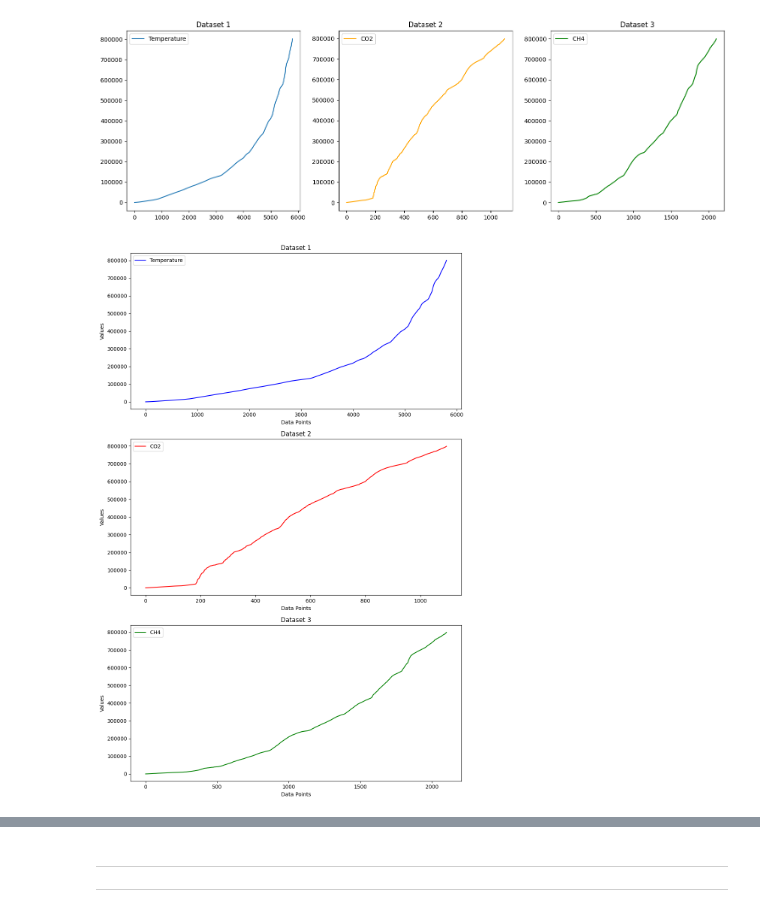
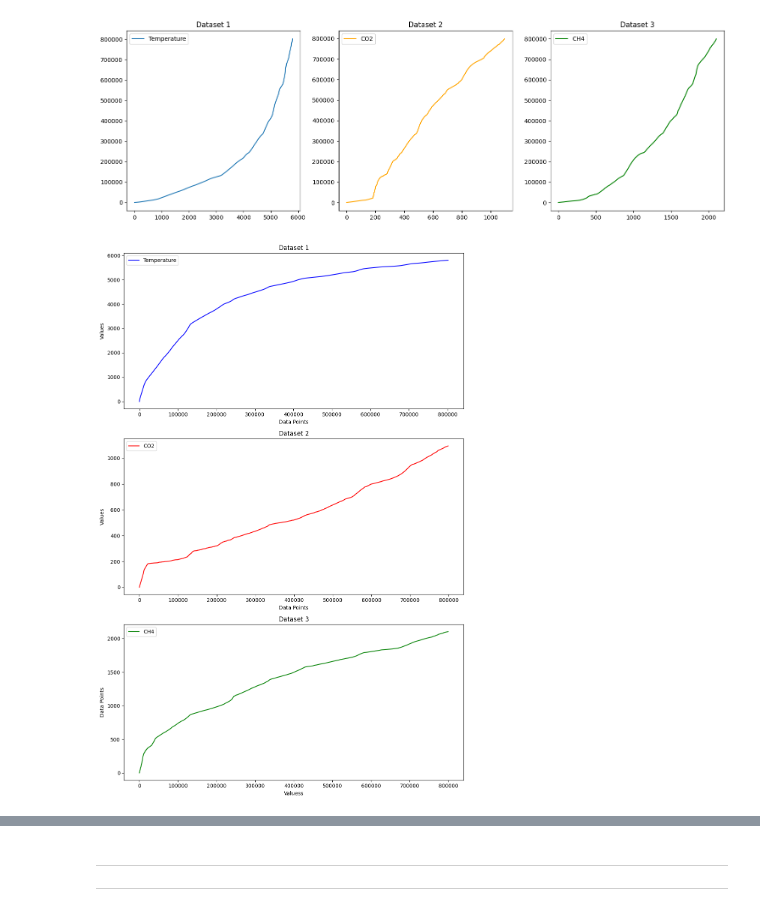
Before and after one commit to Tanjasta/PFDA_Assignment2, a Jupyter notebook: PFDA_Assignment2.ipynb, the cells around one changed output, grey strips where cells are left out. Drawn from its saved outputs; the diff is of its cells as text; code cells hidden in the pictures.

```diff
--- a/PFDA_Assignment2.ipynb
+++ b/PFDA_Assignment2.ipynb
@@ -577,39 +588,39 @@ data3 = pd.read_csv("Fused_CH4.csv")
 # Standardise the column names
 data1.rename(columns={"Age": "Value"}, inplace=True)
 data2.rename(columns={"EDC3_gas_a (yr)": "Value"}, inplace=True)
 data3.rename(columns={"gas age (a B1950)": "Value"}, inplace=True)
 
 # Resetting the index for each DataFrame to make it a regular column
 df1_reset = data1.reset_index()
 df2_reset = data2.reset_index()
 df3_reset = data3.reset_index()
 
 # Recreating the figure with three subplots
 fig, axes = plt.subplots(3, 1, figsize=(10, 15))
 
 # Plotting each dataset in a separate subplot with the reset index
-sns.lineplot(ax=axes[0], data=df1_reset, x="index", y="Value", color="blue", label="Temperature")
+sns.lineplot(ax=axes[0], data=df1_reset, y="index", x="Value", color="blue", label="Temperature")
 axes[0].set_title("Dataset 1")
 axes[0].set_xlabel("Data Points")
 axes[0].set_ylabel("Values")
 
-sns.lineplot(ax=axes[1], data=df2_reset, x="index", y="Value", color="red", label="CO2")
+sns.lineplot(ax=axes[1], data=df2_reset, y="index", x="Value", color="red", label="CO2")
 axes[1].set_title("Dataset 2")
 axes[1].set_xlabel("Data Points")
 axes[1].set_ylabel("Values")
 
-sns.lineplot(ax=axes[2], data=df3_reset, x='index', y='Value', color='green', label="CH4")
+sns.lineplot(ax=axes[2], data=df3_reset, y='index', x='Value', color='green', label="CH4")
 axes[2].set_title("Dataset 3")
-axes[2].set_xlabel("Data Points")
-axes[2].set_ylabel("Values")
+axes[2].set_xlabel("Valuess")
+axes[2].set_ylabel("Data Points")
 
 # Adjusting layout
 plt.tight_layout()
 
 # Showing the plot
 plt.show()
 # %% [output]
-[figure, old version]
+[figure, new version]
 # %%
 import pandas as pd
 import seaborn as sns
```
Also changed, not shown: parts of 12 cells of this notebook.
